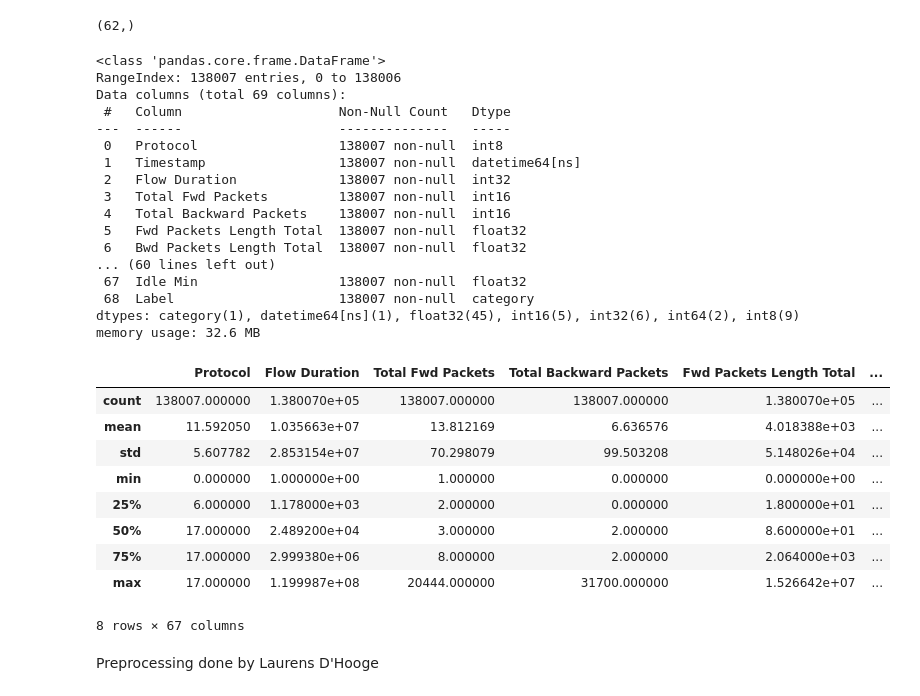
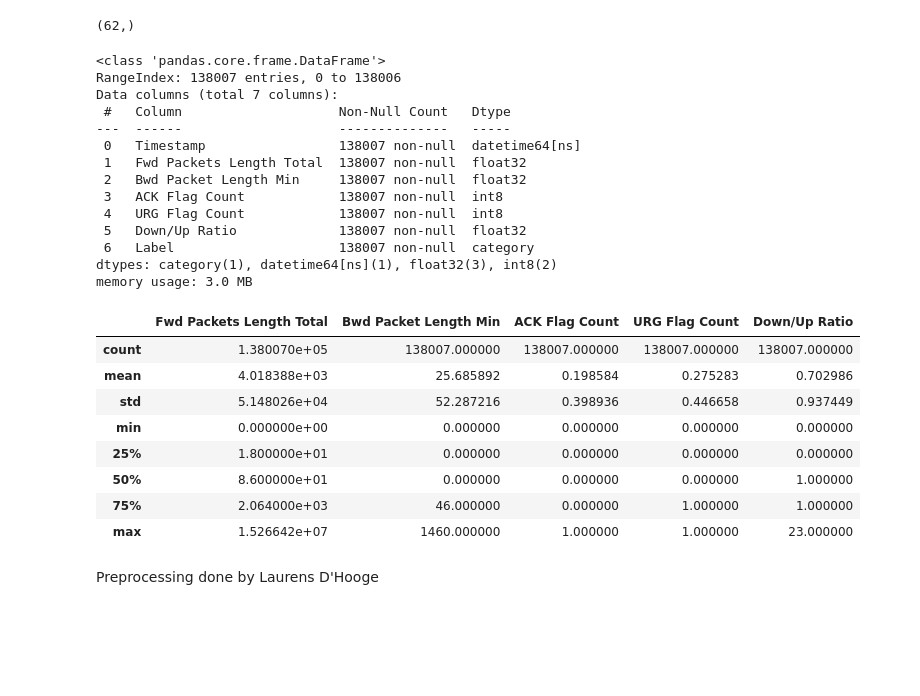
Before and after one commit to RubenPeeters/master-thesis, a Jupyter notebook: Final models + notebooks/weighted-a2c-cicddos2019-topfeat.ipynb, the cells around one changed output. Drawn from its saved outputs; the diff is of its cells as text; code cells hidden in the pictures; blank space fills up the shorter version.

```diff
--- a/Final models + notebooks/weighted-a2c-allfeat.ipynb
+++ b/Final models + notebooks/weighted-a2c-cicddos2019-topfeat.ipynb
@@ -109,36 +109,32 @@ skinny_data = data.drop(labels=removable_features, axis='columns')
 # %% [output]
 (62,)
 # %%
-data.info()
-data.describe()
+skinny_data.info()
+skinny_data.describe()
 # %% [output]
 <class 'pandas.core.frame.DataFrame'>
 RangeIndex: 138007 entries, 0 to 138006
-Data columns (total 69 columns):
+Data columns (total 7 columns):
  #   Column                    Non-Null Count   Dtype
 ---  ------                    --------------   -----
- 0   Protocol                  138007 non-null  int8
- 1   Timestamp                 138007 non-null  datetime64[ns]
- 2   Flow Duration             138007 non-null  int32
- 3   Total Fwd Packets         138007 non-null  int16
- 4   Total Backward Packets    138007 non-null  int16
- 5   Fwd Packets Length Total  138007 non-null  float32
- 6   Bwd Packets Length Total  138007 non-null  float32
-... (60 lines left out)
- 67  Idle Min                  138007 non-null  float32
- 68  Label                     138007 non-null  category
-dtypes: category(1), datetime64[ns](1), float32(45), int16(5), int32(6), int64(2), int8(9)
-memory usage: 32.6 MB
+ 0   Timestamp                 138007 non-null  datetime64[ns]
+ 1   Fwd Packets Length Total  138007 non-null  float32
+ 2   Bwd Packet Length Min     138007 non-null  float32
+ 3   ACK Flag Count            138007 non-null  int8
+ 4   URG Flag Count            138007 non-null  int8
+ 5   Down/Up Ratio             138007 non-null  float32
+ 6   Label                     138007 non-null  category
+dtypes: category(1), datetime64[ns](1), float32(3), int8(2)
+memory usage: 3.0 MB
-|  | Protocol | Flow Duration | Total Fwd Packets | Total Backward Packets | Fwd Packets Length Total | ... |
-| count | 138007.000000 | 1.380070e+05 | 138007.000000 | 138007.000000 | 1.380070e+05 | ... |
-| mean | 11.592050 | 1.035663e+07 | 13.812169 | 6.636576 | 4.018388e+03 | ... |
-| std | 5.607782 | 2.853154e+07 | 70.298079 | 99.503208 | 5.148026e+04 | ... |
-| min | 0.000000 | 1.000000e+00 | 1.000000 | 0.000000 | 0.000000e+00 | ... |
-| 25% | 6.000000 | 1.178000e+03 | 2.000000 | 0.000000 | 1.800000e+01 | ... |
-| 50% | 17.000000 | 2.489200e+04 | 3.000000 | 2.000000 | 8.600000e+01 | ... |
-| 75% | 17.000000 | 2.999380e+06 | 8.000000 | 2.000000 | 2.064000e+03 | ... |
-| max | 17.000000 | 1.199987e+08 | 20444.000000 | 31700.000000 | 1.526642e+07 | ... |
+|  | Fwd Packets Length Total | Bwd Packet Length Min | ACK Flag Count | URG Flag Count | Down/Up Ratio |
+| count | 1.380070e+05 | 138007.000000 | 138007.000000 | 138007.000000 | 138007.000000 |
+| mean | 4.018388e+03 | 25.685892 | 0.198584 | 0.275283 | 0.702986 |
+| std | 5.148026e+04 | 52.287216 | 0.398936 | 0.446658 | 0.937449 |
+| min | 0.000000e+00 | 0.000000 | 0.000000 | 0.000000 | 0.000000 |
+| 25% | 1.800000e+01 | 0.000000 | 0.000000 | 0.000000 | 0.000000 |
+| 50% | 8.600000e+01 | 0.000000 | 0.000000 | 0.000000 | 1.000000 |
+| 75% | 2.064000e+03 | 46.000000 | 0.000000 | 1.000000 | 1.000000 |
+| max | 1.526642e+07 | 1460.000000 | 1.000000 | 1.000000 | 23.000000 |
-8 rows × 67 columns
 # %% [markdown]
 Preprocessing done by Laurens D'Hooge
 # %% [markdown]
```
Also changed, not shown: parts of 10 cells of this notebook, 8 other files.
